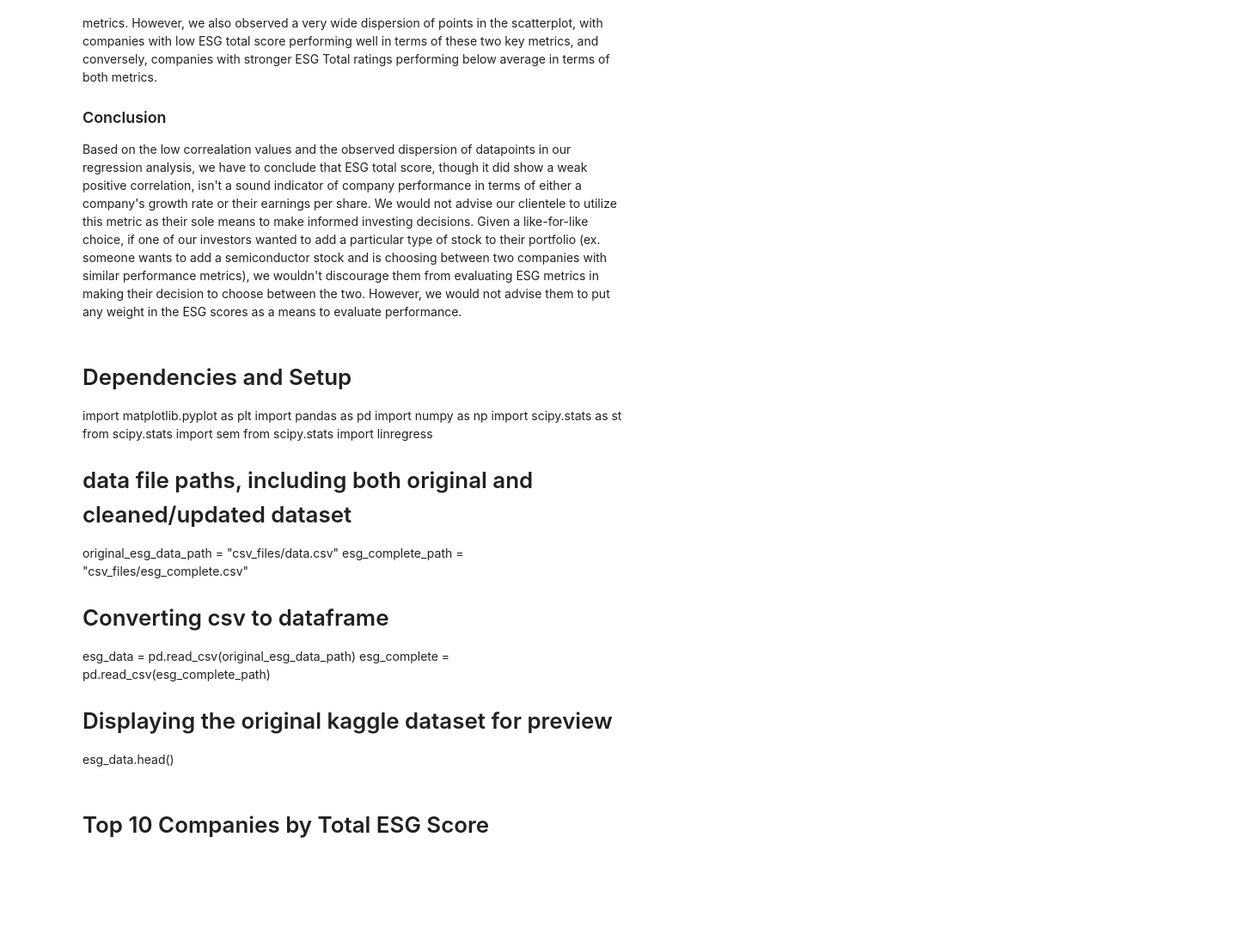
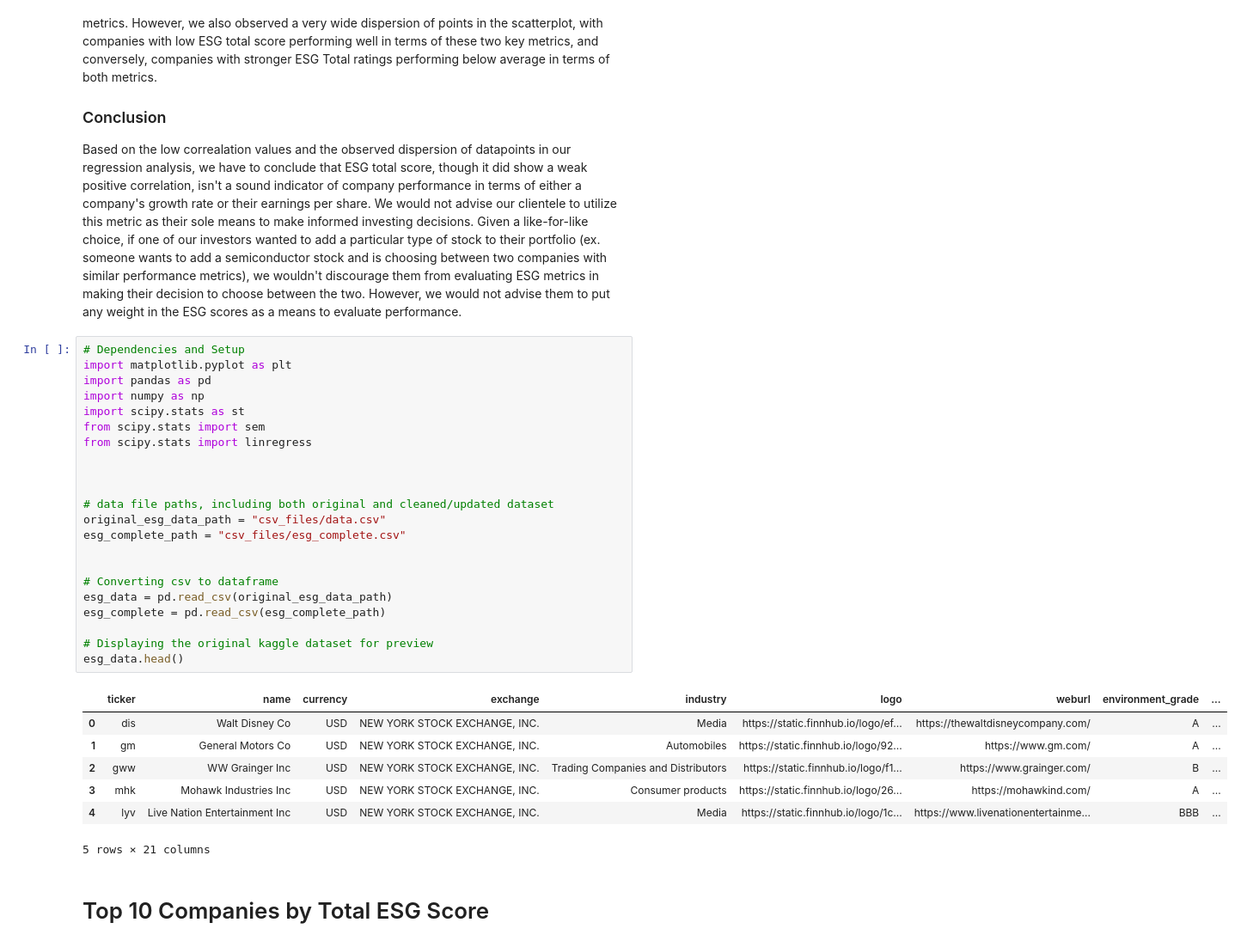
Before and after one commit to r-swift/Group-4-Project-1, a Jupyter notebook: ESG.ipynb, the cells around one changed output. Shown at 86% size. Cells and saved outputs as stored; diff of their text form; blank space fills up the shorter version.

```diff
--- a/ESG.ipynb
+++ b/ESG.ipynb
@@ -25,28 +25,36 @@ With outliers removed, we then re-plotted our scatter plots and performed a regr
 ### Conclusion
 
 Based on the low correalation values and the observed dispersion of datapoints in our regression analysis, we have to conclude that ESG total score, though it did show a weak positive correlation, isn't a sound indicator of company performance in terms of either a company's growth rate or their earnings per share. We would not advise our clientele to utilize this metric as their sole means to make informed investing decisions. Given a like-for-like choice, if one of our investors wanted to add a particular type of stock to their portfolio (ex. someone wants to add a semiconductor stock and is choosing between two companies with similar performance metrics), we wouldn't discourage them from evaluating ESG metrics in making their decision to choose between the two. However, we would not advise them to put any weight in the ESG scores as a means to evaluate performance.
-# %% [markdown]
-# Dependencies and Setup
-import matplotlib.pyplot as plt
-import pandas as pd
-import numpy as np
-import scipy.stats as st
-from scipy.stats import sem
-from scipy.stats import linregress
-
-
-
-# data file paths, including both original and cleaned/updated dataset
-original_esg_data_path = "csv_files/data.csv"
-esg_complete_path = "csv_files/esg_complete.csv"
-
-
-# Converting csv to dataframe
-esg_data = pd.read_csv(original_esg_data_path)
-esg_complete = pd.read_csv(esg_complete_path)
-
-# Displaying the original kaggle dataset for preview
-esg_data.head()
+# %%
+# Dependencies and Setup
+import matplotlib.pyplot as plt
+import pandas as pd
+import numpy as np
+import scipy.stats as st
+from scipy.stats import sem
+from scipy.stats import linregress
+
+
+
+# data file paths, including both original and cleaned/updated dataset
+original_esg_data_path = "csv_files/data.csv"
+esg_complete_path = "csv_files/esg_complete.csv"
+
+
+# Converting csv to dataframe
+esg_data = pd.read_csv(original_esg_data_path)
+esg_complete = pd.read_csv(esg_complete_path)
+
+# Displaying the original kaggle dataset for preview
+esg_data.head()
+# %% [output]
+|  | ticker | name | currency | exchange | industry | logo | weburl | environment_grade | ... |
+| 0 | dis | Walt Disney Co | USD | NEW YORK STOCK EXCHANGE, INC. | Media | https://static.finnhub.io/logo/ef... | https://thewaltdisneycompany.com/ | A | ... |
+| 1 | gm | General Motors Co | USD | NEW YORK STOCK EXCHANGE, INC. | Automobiles | https://static.finnhub.io/logo/92... | https://www.gm.com/ | A | ... |
+| 2 | gww | WW Grainger Inc | USD | NEW YORK STOCK EXCHANGE, INC. | Trading Companies and Distributors | https://static.finnhub.io/logo/f1... | https://www.grainger.com/ | B | ... |
+| 3 | mhk | Mohawk Industries Inc | USD | NEW YORK STOCK EXCHANGE, INC. | Consumer products | https://static.finnhub.io/logo/26... | https://mohawkind.com/ | A | ... |
+| 4 | lyv | Live Nation Entertainment Inc | USD | NEW YORK STOCK EXCHANGE, INC. | Media | https://static.finnhub.io/logo/1c... | https://www.livenationentertainme... | BBB | ... |
+5 rows × 21 columns
 # %% [markdown]
 # Top 10 Companies by Total ESG Score
 # %%
```
